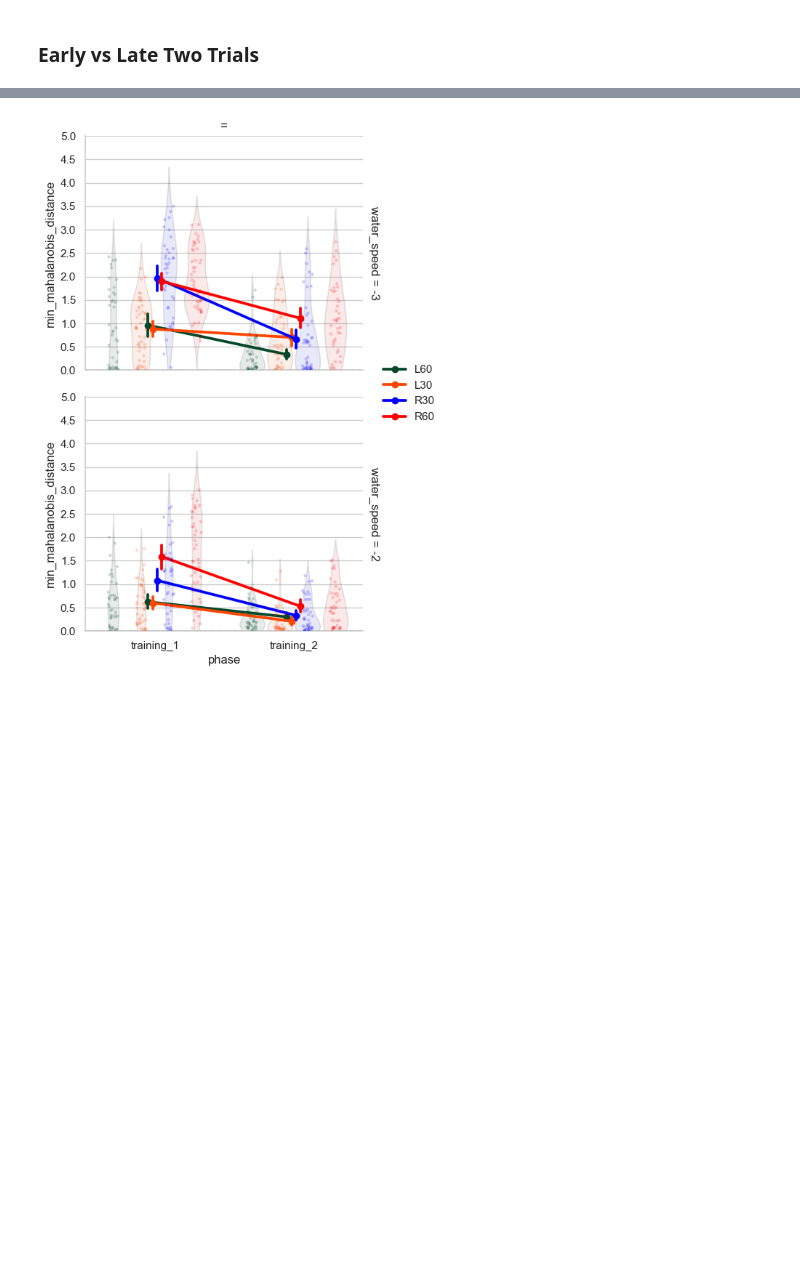
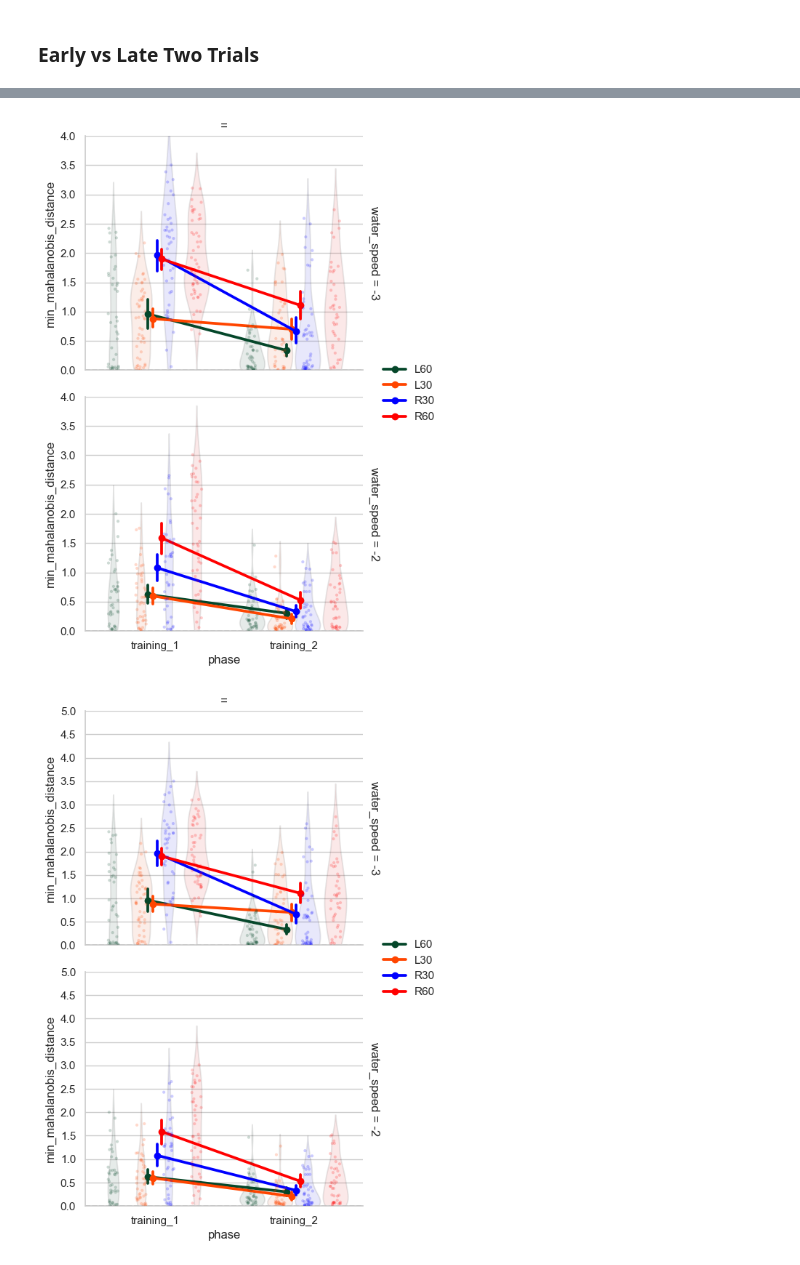
Before and after one commit to jacobjb02/vr-motor-adaptation-notebooks, a Jupyter notebook: Notebook/mahalanobis.ipynb, the cells around one changed output, grey strips where cells are left out. Cells and saved outputs as stored; diff of their text form; code cells hidden in the pictures; blank space fills up the shorter version.

```diff
--- a/Notebook/mahalanobis.ipynb
+++ b/Notebook/mahalanobis.ipynb
@@ -320,18 +314,23 @@ early_late_dual_df_2.to_csv("..\\data\\mahalanobis_data\\early_late_DUAL_df.csv"
 # %%
 # transfer
 
 
-early_df_2 = early_late_phase_df_2[early_late_phase_df_2['trial_set'] == 'early'].copy()
+early_df_2 = early_late_dual_df_2[early_late_dual_df_2['trial_set'] == 'early'].copy()
 early_df_2['phase'] = early_df_2['phase'].astype(str) # for plotting
 
 from src.plotting import plot_slopes
 plot_slopes(early_df_2,
                          x_col='phase',
-                         y_col='flip_min_distance_xPCA_mean_bc',
-                         hue_var='target_x_label',
+                         y_col='min_mahalanobis_distance',
+                         hue_var='target_id',
                          facet_col=None,
-                         facet_row='speed_label'
+                         facet_row='water_speed',
+                            y_lim=[0.0, 3.5],
+                             y_tick_step=0.5,
+                             hit_bounds=None
                             )
+# %% [output]
+[figure, added]
 # %%
 
 early_df_2 = early_late_dual_df_2[early_late_dual_df_2['trial_set'] == 'early'].copy()
```
Also changed, not shown: parts of 2 cells of this notebook, 4 other files.
